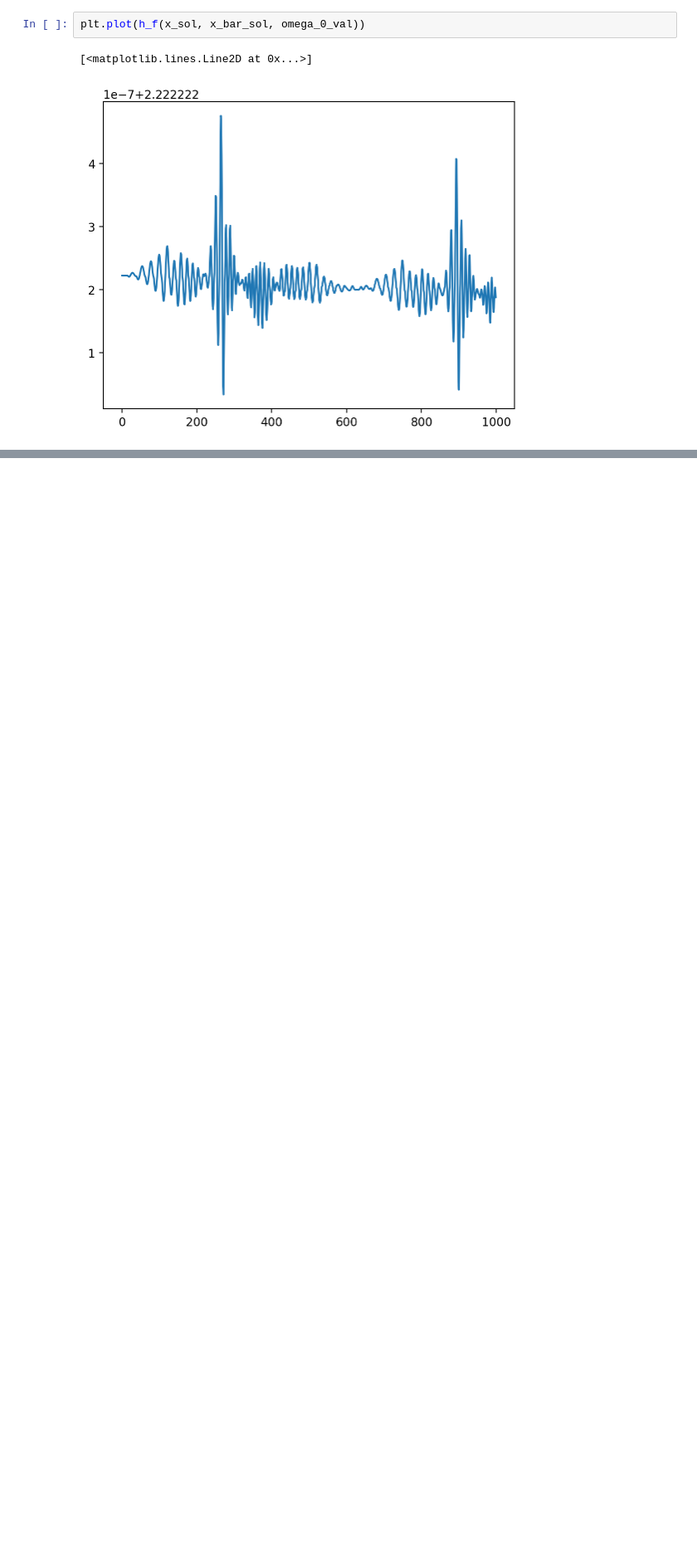
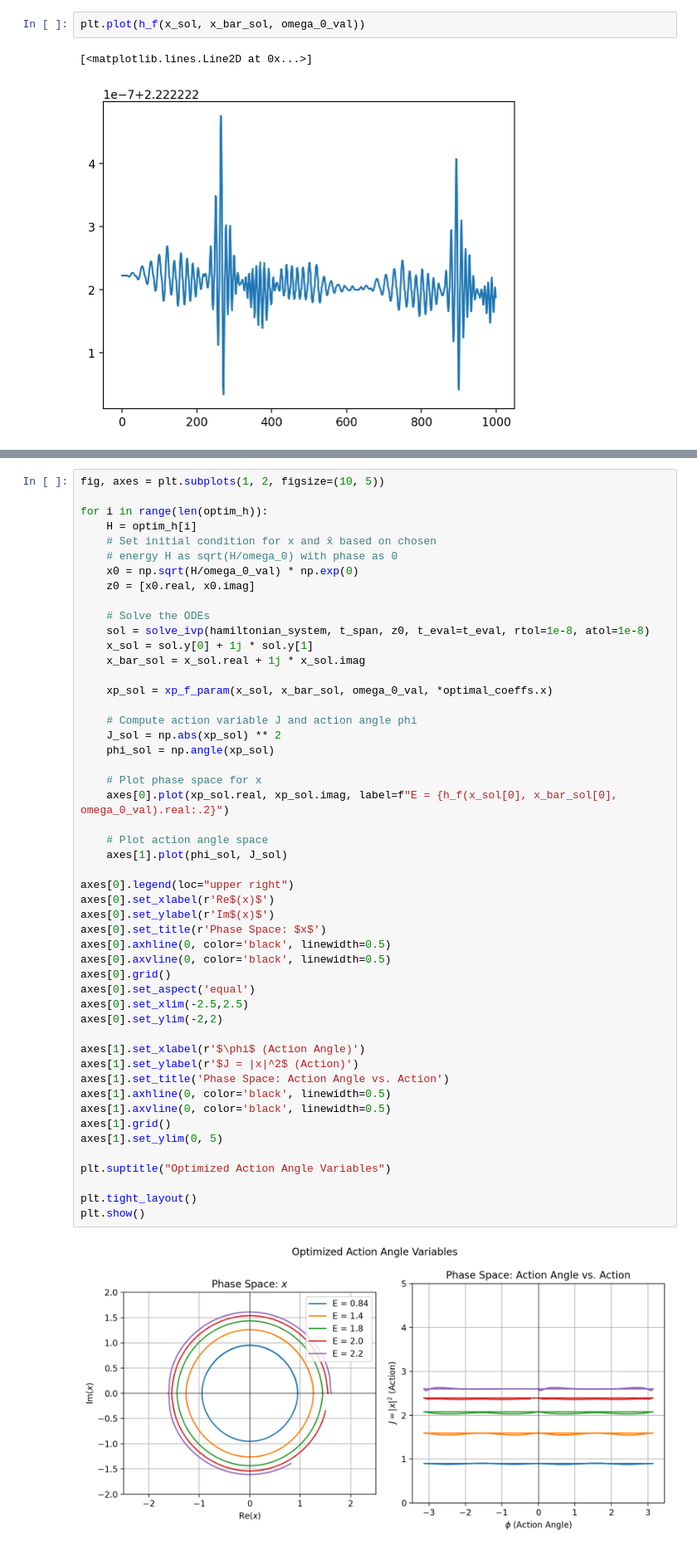
Before and after one commit to kavidey/action-angle-discovery, a Jupyter notebook: sympy example.ipynb, the cells around one changed output, grey strips where cells are left out. Shown at 83% size. Cells and saved outputs as stored; diff of their text form; blank space fills up the shorter version.

```diff
--- a/sympy example.ipynb
+++ b/sympy example.ipynb
@@ -188,0 +298,52 @@ plt.show()
+# %%
+fig, axes = plt.subplots(1, 2, figsize=(10, 5))
+
+for i in range(len(optim_h)):
+    H = optim_h[i]
+    # Set initial condition for x and x̄ based on chosen
+	# energy H as sqrt(H/omega_0) with phase as 0
+    x0 = np.sqrt(H/omega_0_val) * np.exp(0)
+    z0 = [x0.real, x0.imag]
+
+    # Solve the ODEs
+    sol = solve_ivp(hamiltonian_system, t_span, z0, t_eval=t_eval, rtol=1e-8, atol=1e-8)
+    x_sol = sol.y[0] + 1j * sol.y[1]
+    x_bar_sol = x_sol.real + 1j * x_sol.imag
+
+    xp_sol = xp_f_param(x_sol, x_bar_sol, omega_0_val, *optimal_coeffs.x)
+
+    # Compute action variable J and action angle phi
+    J_sol = np.abs(xp_sol) ** 2
+    phi_sol = np.angle(xp_sol)
+
+    # Plot phase space for x
+    axes[0].plot(xp_sol.real, xp_sol.imag, label=f"E = {h_f(x_sol[0], x_bar_sol[0], omega_0_val).real:.2}")
+
+    # Plot action angle space
+    axes[1].plot(phi_sol, J_sol)
+
+axes[0].legend(loc="upper right")
+axes[0].set_xlabel(r'Re$(x)$')
+axes[0].set_ylabel(r'Im$(x)$')
+axes[0].set_title(r'Phase Space: $x$')
+axes[0].axhline(0, color='black', linewidth=0.5)
+axes[0].axvline(0, color='black', linewidth=0.5)
+axes[0].grid()
+axes[0].set_aspect('equal')
+axes[0].set_xlim(-2.5,2.5)
+axes[0].set_ylim(-2,2)
+
+axes[1].set_xlabel(r'$\phi$ (Action Angle)')
+axes[1].set_ylabel(r'$J = |x|^2$ (Action)')
+axes[1].set_title('Phase Space: Action Angle vs. Action')
+axes[1].axhline(0, color='black', linewidth=0.5)
+axes[1].axvline(0, color='black', linewidth=0.5)
+axes[1].grid()
+axes[1].set_ylim(0, 5)
+
+plt.suptitle("Optimized Action Angle Variables")
+
+plt.tight_layout()
+plt.show()
+# %% [output]
+[figure, added]
```
Also changed, not shown: parts of 8 cells of this notebook.
